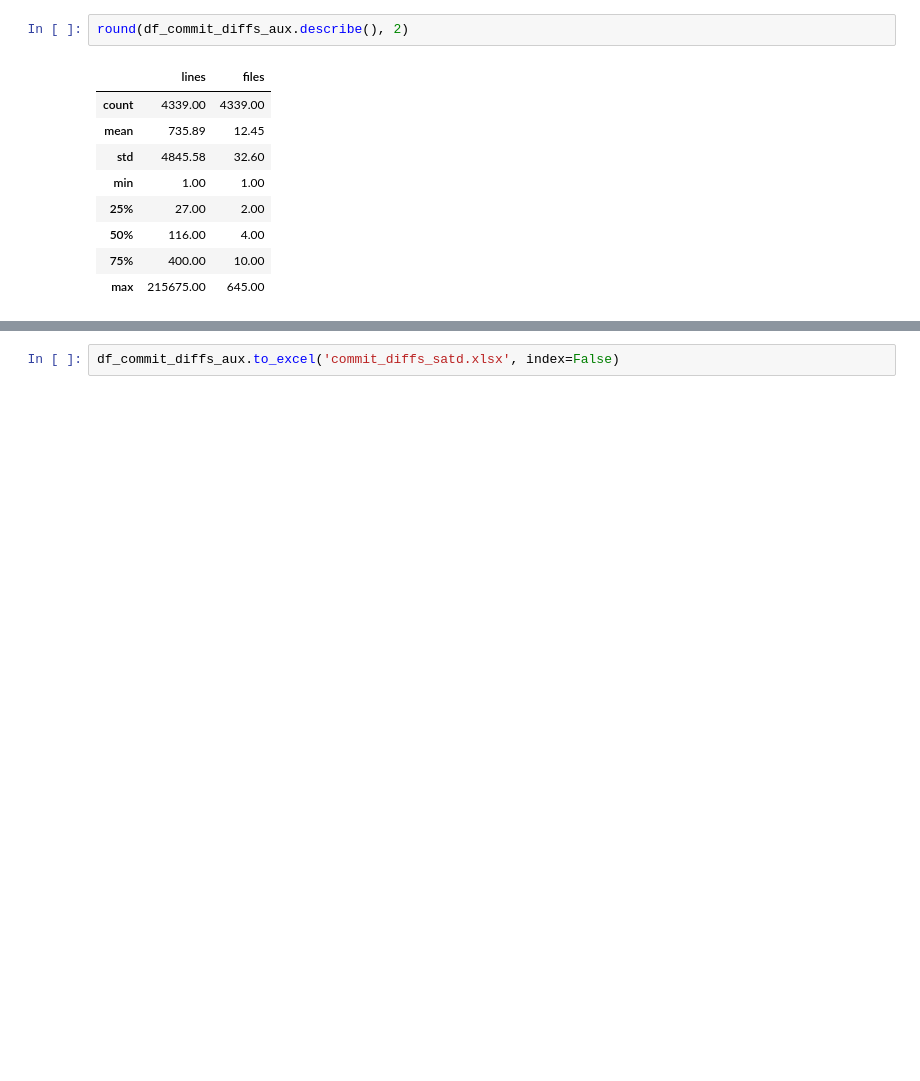
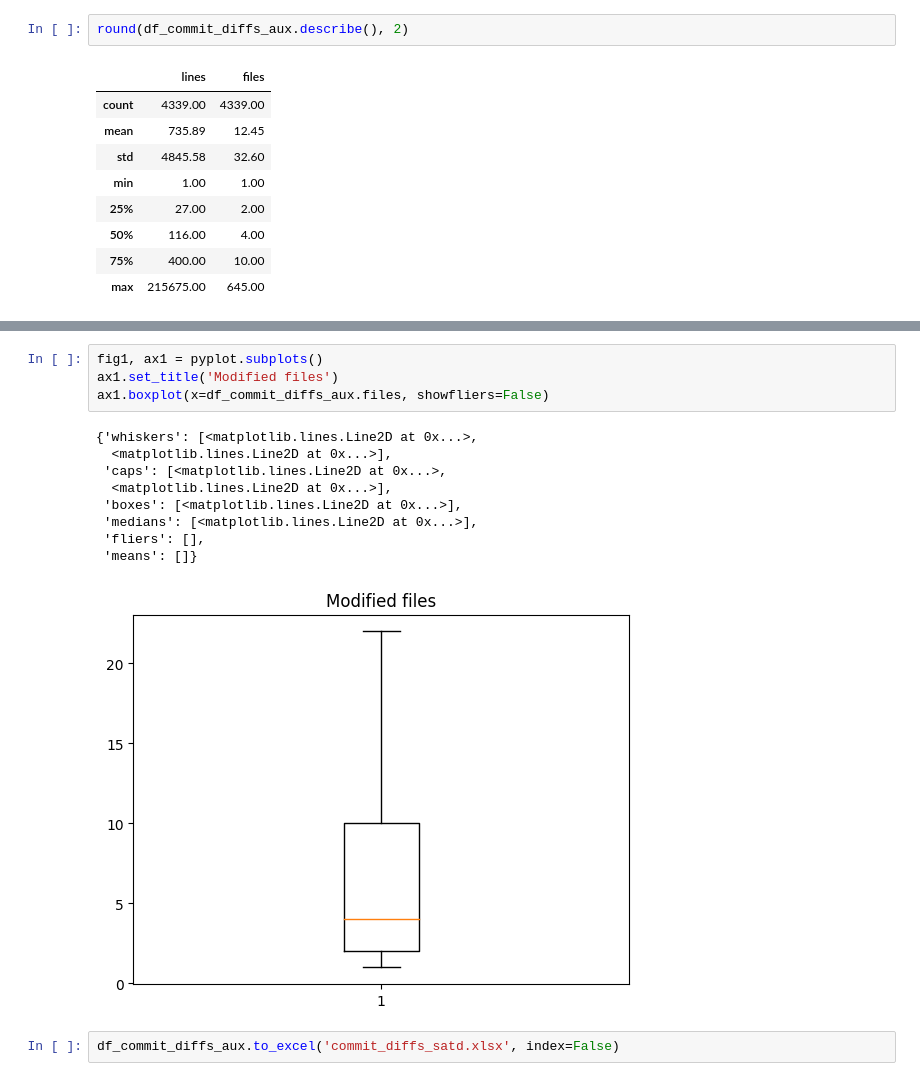
Before and after one commit to armandossrecife/my_validation3, a Jupyter notebook: my_analysis_cassandra.ipynb, the cells around one changed output, grey strips where cells are left out. Saved outputs shown, nothing was run; the diff lists cells and outputs as text; blank space fills up the shorter version.

```diff
--- a/my_analysis_cassandra.ipynb
+++ b/my_analysis_cassandra.ipynb
@@ -1208,3 +1225,17 @@ round(df_commit_diffs_aux.describe(), 2)
+# %%
+fig1, ax1 = pyplot.subplots()
+ax1.set_title('Modified files')
+ax1.boxplot(x=df_commit_diffs_aux.files, showfliers=False)
+# %% [output]
+{'whiskers': [<matplotlib.lines.Line2D at 0x...>,
+  <matplotlib.lines.Line2D at 0x...>],
+ 'caps': [<matplotlib.lines.Line2D at 0x...>,
+  <matplotlib.lines.Line2D at 0x...>],
+ 'boxes': [<matplotlib.lines.Line2D at 0x...>],
+ 'medians': [<matplotlib.lines.Line2D at 0x...>],
+ 'fliers': [],
+ 'means': []}
+[figure, added]
 # %%
 df_commit_diffs_aux.to_excel('commit_diffs_satd.xlsx', index=False)
 # %% [markdown]
```
Also changed, not shown: parts of 18 cells of this notebook.
